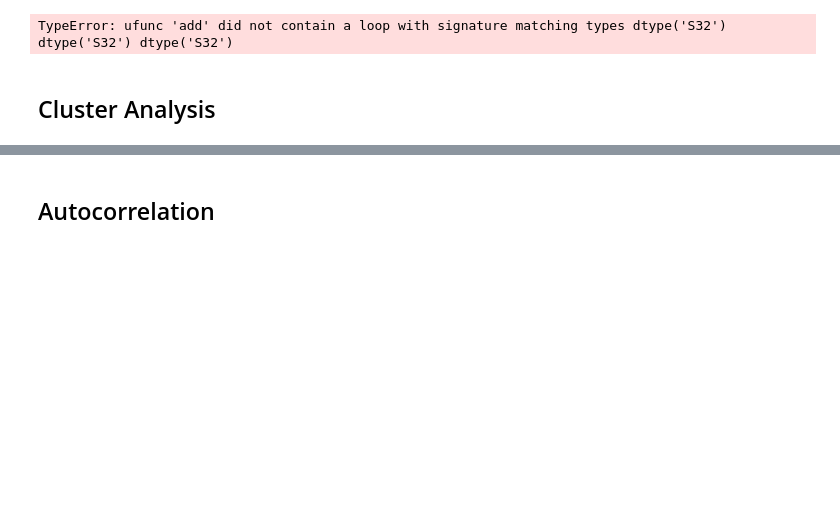
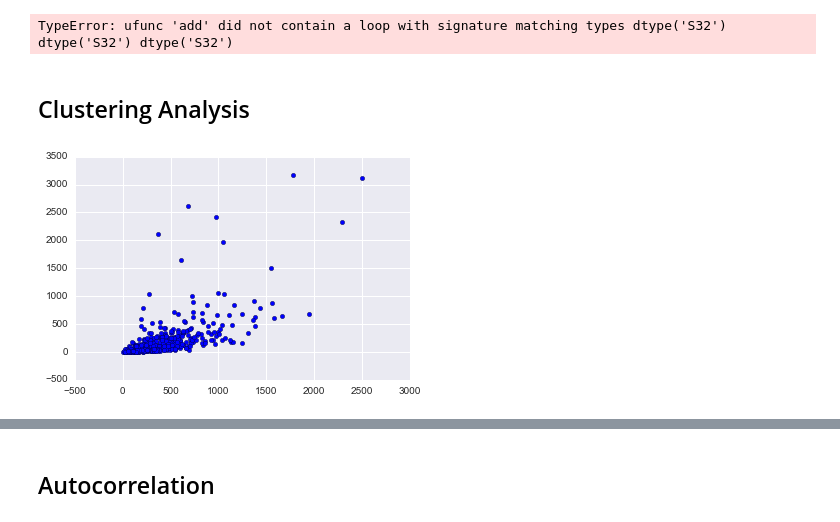
Before and after one commit to cysakamoto/GA_DataScience_FinalProject, a Jupyter notebook: Final Project.ipynb, the cells around one changed output, grey strips where cells are left out. Saved outputs shown, nothing was run; the diff lists cells and outputs as text; code cells hidden in the pictures; blank space fills up the shorter version.

```diff
--- a/Final Project.ipynb
+++ b/Final Project.ipynb
@@ -715,4 +682,4 @@ feat_df.sort("importances", ascending=False)
 # %% [output]
 TypeError: ufunc 'add' did not contain a loop with signature matching types dtype('S32') dtype('S32') dtype('S32')
 # %% [markdown]
-## Cluster Analysis
+## Clustering Analysis
@@ -718,0 +692,5 @@ TypeError: ufunc 'add' did not contain a loop with signature matching types dtyp
+# %%
+plt.scatter(df['Utilitarian'], df['ArtsN_2014'])
+plt.show()
+# %% [output]
+[figure, added]
```
Also changed, not shown: parts of 29 cells of this notebook, 2 other files.
